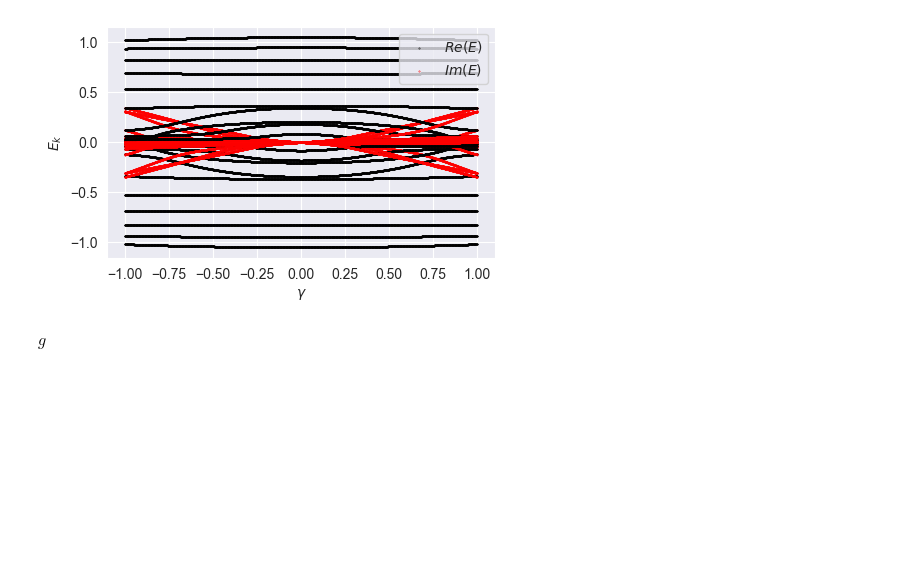
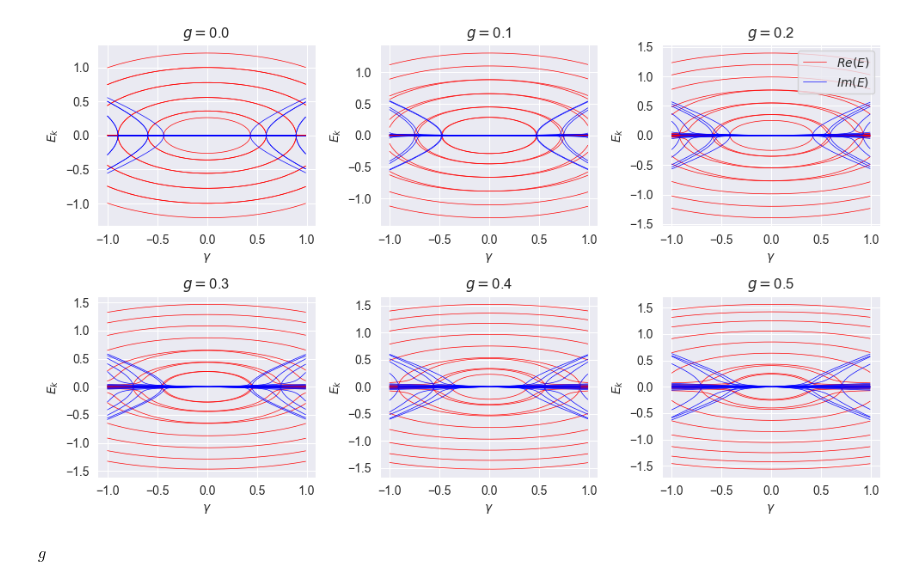
Before and after one commit to JedrekSt/M_thesis, a Jupyter notebook: Results/nonHermitian.ipynb, the cells around one changed output. Saved outputs shown, nothing was run; the diff lists cells and outputs as text; code cells hidden in the pictures; blank space fills up the shorter version.

```diff
--- a/Results/nonHermitian.ipynb
+++ b/Results/nonHermitian.ipynb
@@ -82,18 +64,46 @@ Energies = np.array(Energies)
-# %%
-fig = plt.figure(figsize = (5,3))
-ax = fig.add_subplot(111)
-
-for i in range(Energies.shape[1]):
-    ax.scatter(gam,Energies[:,i].real, color = "black", s = 0.1, alpha= 1, label = f"$Re(E)$")
-    ax.scatter(gam,Energies[:,i].imag, color = "red", s = 0.1, alpha= 1, label = f"$Im(E)$")
-    if i == 0:
-        ax.legend(loc = "upper right")
-ax.set_xlabel(r"$\gamma$")
-ax.set_ylabel(r"$E_{k}$")
-
-plt.show()
-# %% [output]
-[figure, removed]
+# %%
+gs = [0.0,0.1,0.2,0.3,0.4,0.5]
+dim = 10
+k = (np.arange(0,dim) - dim //2 ) * np.pi/dim
+th1 = np.pi/2
+th2 = -np.pi/3
+gam = np.arange(-1,1,0.01)
+Energies_upper = []
+for g in gs:
+    Energies = []
+    for gam_ in gam:
+        Energies_inner = []
+        for k_ in k:
+            U = get_U(k_,th1,th2,gam_,g)
+            E = np.linalg.eigvals(U)
+            E = 1j * np.log(E)
+            E_real = E.real
+            E_imga = E.imag
+            Energies_inner += list(E)
+        Energies_inner = np.array(Energies_inner)
+        Energies_inner = np.sort(np.abs(Energies_inner.real)) + 1j * np.sort(np.abs(Energies_inner.imag))
+        Energies_inner[1::2] *= -1
+        Energies.append(Energies_inner)
+    Energies = np.array(Energies)
+    Energies_upper.append(Energies)
+# %%
+fig = plt.figure(figsize = (10,6))
+
+for j in range(len(gs)):
+    ax = fig.add_subplot(2,3,j+1)
+
+    for i in range(Energies.shape[1]):
+        ax.plot(gam,Energies_upper[j][:,i].real, color = "red", alpha= 1, label = f"$Re(E)$", lw = 0.5)
+        ax.plot(gam,Energies_upper[j][:,i].imag, color = "blue", alpha=1, label = f"$Im(E)$", lw = 0.5)
+        if j == 2 and i == 0:
+            ax.legend(loc = "upper right")
+    ax.set_xlabel(r"$\gamma$")
+    ax.set_ylabel(r"$E_{k}$")
+    ax.set_title(r"$g= $" + str(gs[j]))
+plt.tight_layout()
+fig.savefig("Images/nonzerogEP.pdf",format= "pdf",bbox_inches = "tight")
+# %% [output]
+[figure, added]
 # %%
 import sympy as sy
 # %%
```
Also changed, not shown: parts of 1 cell of this notebook, 5 other files.
